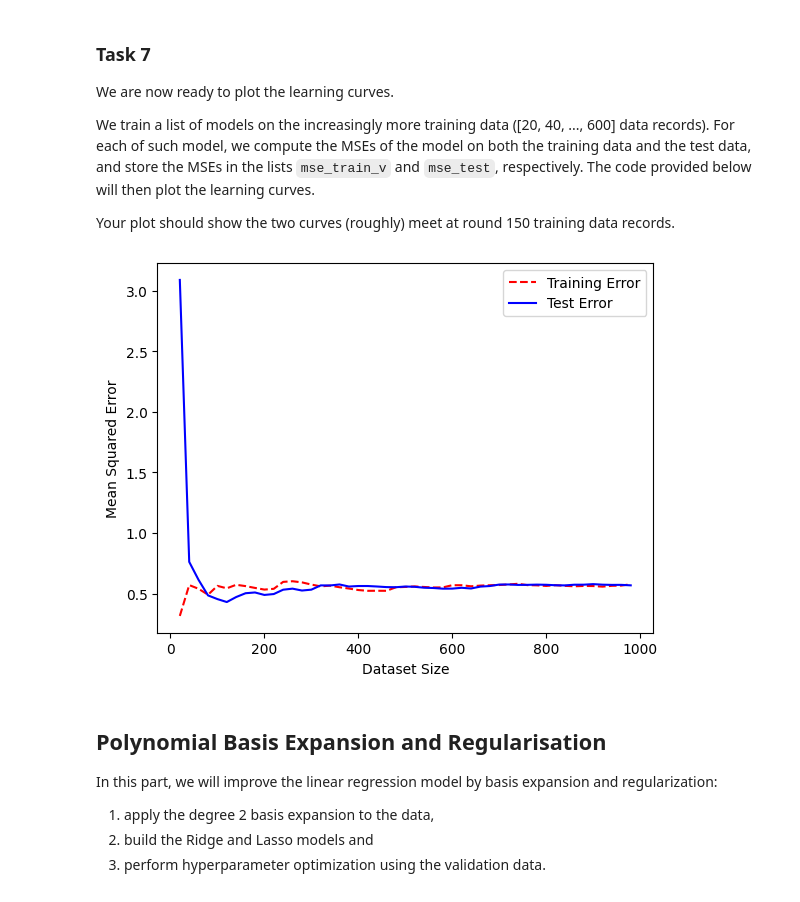
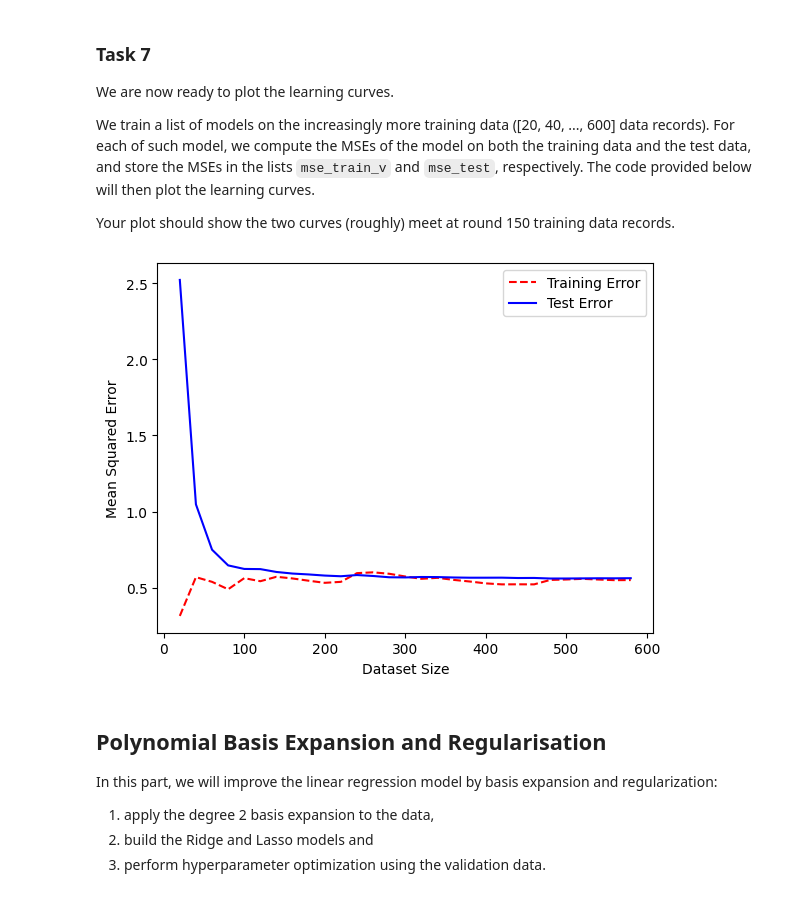
Before and after one commit to Karimkh31/FDS_HS22, a Jupyter notebook: P1/Practical1_skeleton.ipynb, the cells around one changed output. Cells and saved outputs as stored; diff of their text form; code cells hidden in the pictures.

```diff
--- a/P1/Practical1_skeleton.ipynb
+++ b/P1/Practical1_skeleton.ipynb
@@ -340,41 +340,42 @@ from operator import le
 mse_train_v = []
 mse_test_v = []
 
-TRAINING_SIZE_MAX = 1000
+TRAINING_SIZE_MAX = 600
 TRAINING_SIZE_MIN = 20
 
 # compute the MSE over data with sizes from TRAINING_SIZE_MIN to TRAINING_SIZE_MAX with increasing step 20
 for train_size in range(TRAINING_SIZE_MIN, TRAINING_SIZE_MAX, 20):
     # TODO:
     #   1. use the first train_size data records from the X_train and y_train as the training data
     #   2. train and compute the MSE on both training and test data using the train_and_test function
     #   3. add the computed MSE to the lists mse_train_v and mse_test_v
     # The code below is just for compilation.
     # You need to replace it by your own code.
     ###################################################
     ##### YOUR CODE STARTS HERE #######################
     ###################################################
 
-    mse_train, mse_test = train_and_test(X_train[:train_size,:], y_train[:train_size], X_test[:train_size,:], y_test[:train_size])
+    #mse_train, mse_test = train_and_test(X_train[:train_size,:], y_train[:train_size], X_test[:train_size,:], y_test[:train_size])
+    mse_train, mse_test = train_and_test(X_train[:train_size,:], y_train[:train_size], X_test, y_test)
     #X_train, y_train, X_test, y_test = split_data(X,y,train_size/len(X))
     #mse_train, mse_test = train_and_test(X_train, y_train, X_test, y_test)
 
     mse_train_v.append(mse_train)
     mse_test_v.append(mse_test)
     ###################################################
     ##### YOUR CODE ENDS HERE #########################
     ###################################################
 
 
 # The below code generates the learning curves plot
 plt.plot(np.arange(TRAINING_SIZE_MIN, TRAINING_SIZE_MAX, 20), mse_train_v, 'r--', label="Training Error")
 plt.plot(np.arange(TRAINING_SIZE_MIN, TRAINING_SIZE_MAX, 20), mse_test_v, 'b-', label="Test Error")
 plt.legend(loc="upper right")
 plt.xlabel('Dataset Size')
 plt.ylabel('Mean Squared Error')
 plt.show()
 # %% [output]
-[figure, old version]
+[figure, new version]
 # %% [markdown]
 ## Polynomial Basis Expansion and Regularisation
 
```
Also changed, not shown: parts of 2 cells of this notebook.
